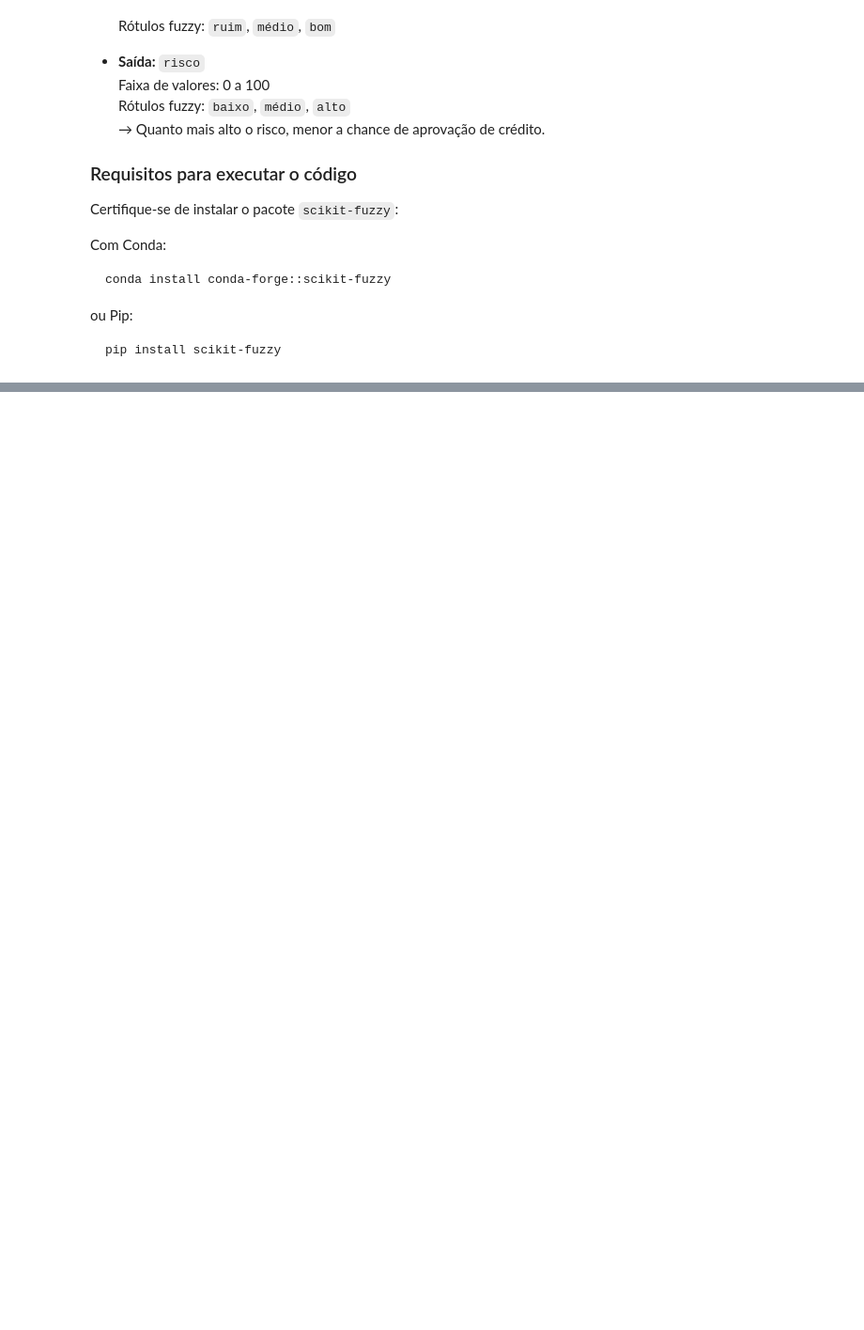
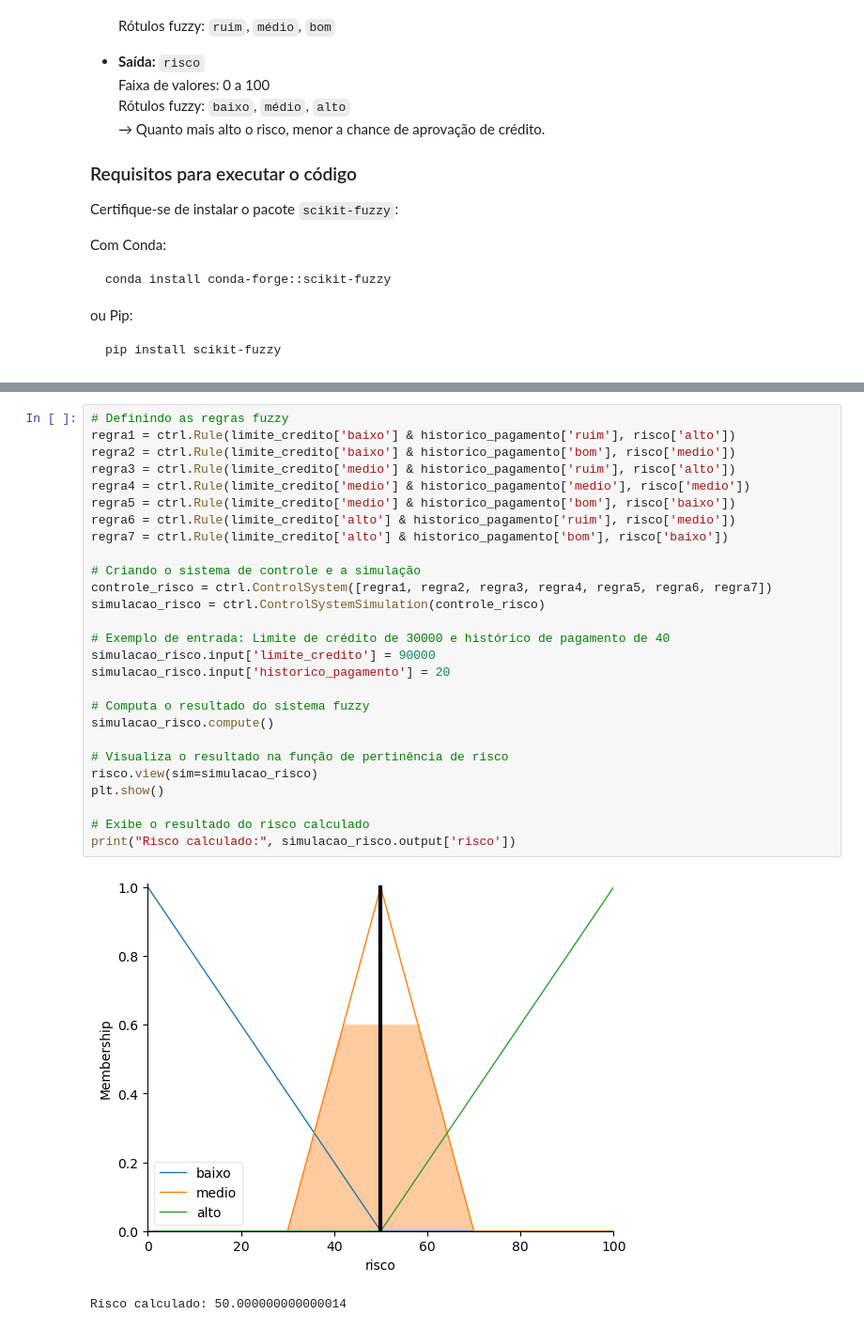
Before and after one commit to sousamaf/AI-Lab, a Jupyter notebook: algorithms/fuzzy_logic/analise_credito.ipynb, the cells around one changed output, grey strips where cells are left out. Shown: that part at 94% size. Cells and saved outputs as stored; diff of their text form; blank space fills up the shorter version.

```diff
--- a/algorithms/fuzzy_logic/analise_credito.ipynb
+++ b/algorithms/fuzzy_logic/analise_credito.ipynb
@@ -116,0 +88,30 @@ Risco calculado: 62.418781725888415
+# %%
+# Definindo as regras fuzzy
+regra1 = ctrl.Rule(limite_credito['baixo'] & historico_pagamento['ruim'], risco['alto'])
+regra2 = ctrl.Rule(limite_credito['baixo'] & historico_pagamento['bom'], risco['medio'])
+regra3 = ctrl.Rule(limite_credito['medio'] & historico_pagamento['ruim'], risco['alto'])
+regra4 = ctrl.Rule(limite_credito['medio'] & historico_pagamento['medio'], risco['medio'])
+regra5 = ctrl.Rule(limite_credito['medio'] & historico_pagamento['bom'], risco['baixo'])
+regra6 = ctrl.Rule(limite_credito['alto'] & historico_pagamento['ruim'], risco['medio'])
+regra7 = ctrl.Rule(limite_credito['alto'] & historico_pagamento['bom'], risco['baixo'])
+
+# Criando o sistema de controle e a simulação
+controle_risco = ctrl.ControlSystem([regra1, regra2, regra3, regra4, regra5, regra6, regra7])
+simulacao_risco = ctrl.ControlSystemSimulation(controle_risco)
+
+# Exemplo de entrada: Limite de crédito de 30000 e histórico de pagamento de 40
+simulacao_risco.input['limite_credito'] = 90000
+simulacao_risco.input['historico_pagamento'] = 20
+
+# Computa o resultado do sistema fuzzy
+simulacao_risco.compute()
+
+# Visualiza o resultado na função de pertinência de risco
+risco.view(sim=simulacao_risco)
+plt.show()
+
+# Exibe o resultado do risco calculado
+print("Risco calculado:", simulacao_risco.output['risco'])
+# %% [output]
+[figure, added]
+Risco calculado: 50.000000000000014
```
Also changed, not shown: parts of 2 cells of this notebook, 1 other file.
